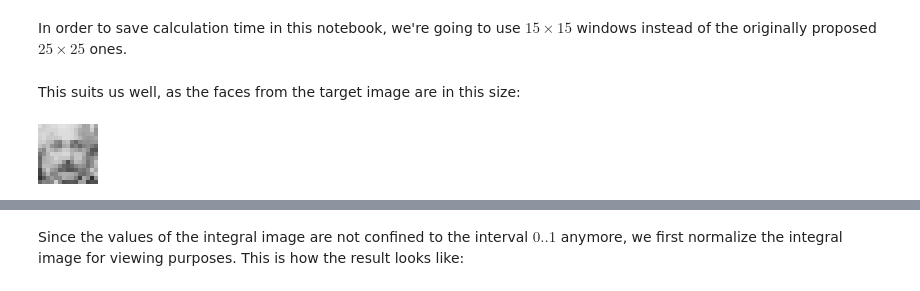
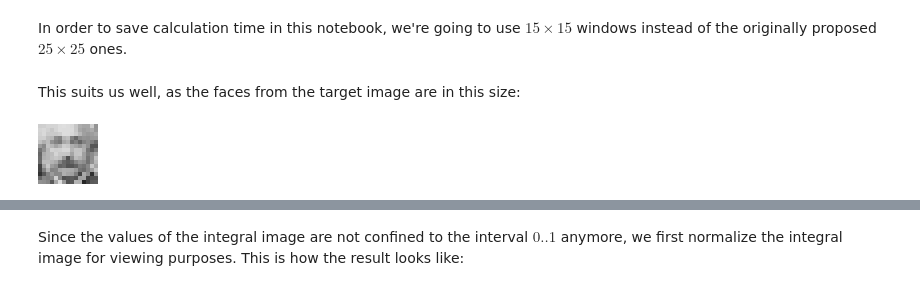
Before and after one commit to sunsided/viola-jones-adaboost, a Jupyter notebook: viola-jones.ipynb, the cells around one changed output, grey strips where cells are left out. Cells and saved outputs as stored; diff of their text form; code cells hidden in the pictures.

```diff
--- a/viola-jones.ipynb
+++ b/viola-jones.ipynb
@@ -234,12 +234,12 @@ WINDOW_SIZE = 15
 # %% [markdown]
 This suits us well, as the faces from the target image are in this size:
 # %%
-EINSTEIN_POS = (72, 207)
+EINSTEIN_POS = (73, 207)
 EINSTEIN = grayscale[EINSTEIN_POS[0]:EINSTEIN_POS[0]+WINDOW_SIZE, EINSTEIN_POS[1]:EINSTEIN_POS[1]+WINDOW_SIZE]
 
 to_image(EINSTEIN).resize((4*WINDOW_SIZE, 4*WINDOW_SIZE))
 # %% [output]
-[figure, old version]
+[figure, new version]
 # %% [markdown]
 ## Integral image
 
```
Also changed, not shown: parts of 46 cells of this notebook.
